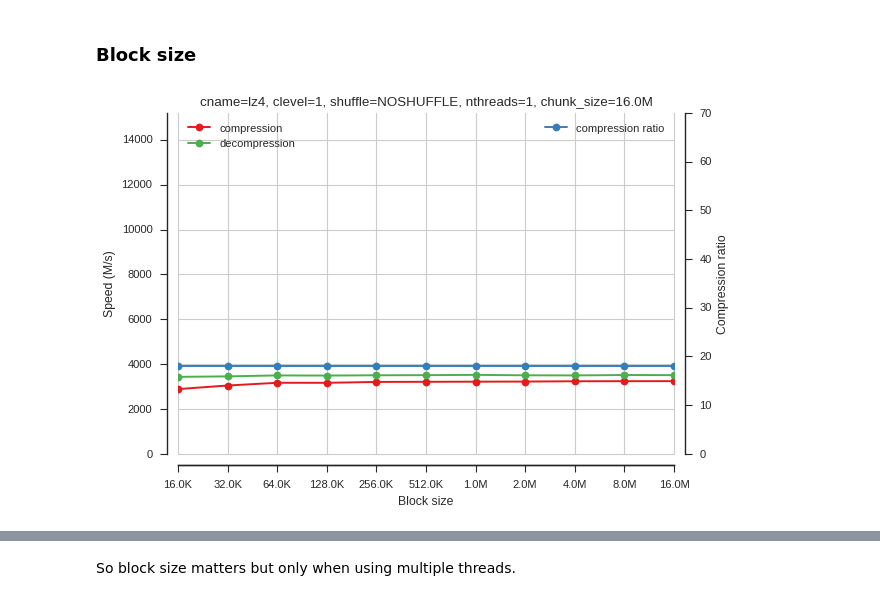
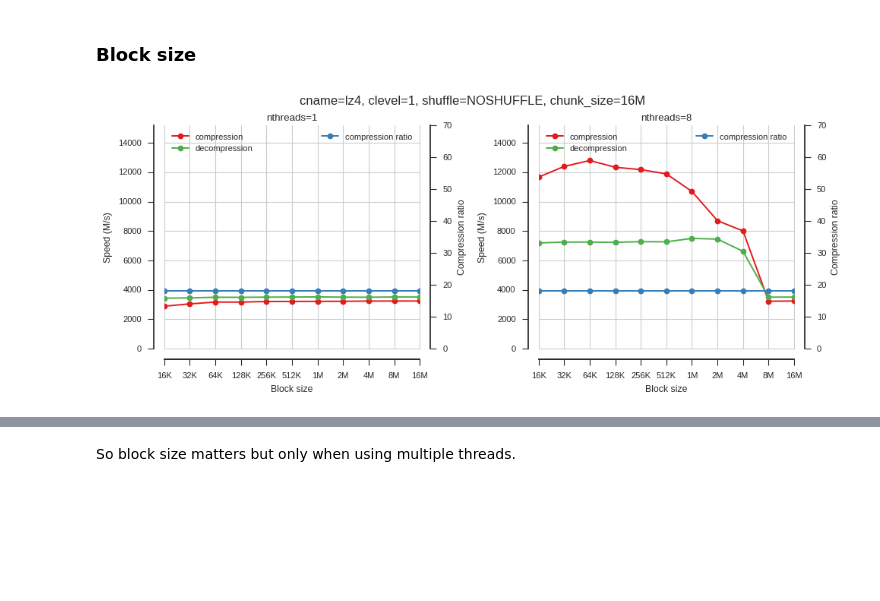
Before and after one commit to alimanfoo/alimanfoo.github.io, a Jupyter notebook: _posts/2016-09-21-genotype-compression-benchmark.ipynb, the cells around one changed output, grey strips where cells are left out. Cells and saved outputs as stored; diff of their text form; code cells hidden in the pictures; blank space fills up the shorter version.

```diff
--- a/_posts/2016-09-21-genotype-compression-benchmark.ipynb
+++ b/_posts/2016-09-21-genotype-compression-benchmark.ipynb
@@ -21,7 +27,11 @@ data.shape
 (2000000, 765, 2)
 # %%
 import humanize
-print('benchmark data uncompressed size:', humanize.naturalsize(data.nbytes, gnu=True))
+
+def gnusize(nbytes, format='%.0f'):
+    return humanize.naturalsize(nbytes, gnu=True, format=format)
+
+print('benchmark data uncompressed size:', gnusize(data.nbytes, format='%.1f'))
 # %% [output]
 benchmark data uncompressed size: 2.8G
 # %% [markdown]
@@ -30,13 +40,12 @@ The integer values in the array represent different DNA nucleotides (A, C, G, T,
 Because most individuals within a species share much of their DNA sequence in common with each other, genotype data are generally very sparse, in the sense that the vast majority of values are zero (identical to the reference). This sparseness is the main reason why genotype data compress well. Also, for organisms like humans where genetic diversity is relatively low, almost all non-zero values are 1. For organisms like mosquitoes where diversity is higher, a larger fraction of values can be greater than 1, although the data are still very sparse. If we are dealing with nucleotide variation (as is the case here) the maximum value is 3.
 # %%
 import matplotlib.pyplot as plt
-plt.rcParams['savefig.dpi'] = 80
 %matplotlib inline
 import numpy as np
 import seaborn as sns
 sns.set_style('white')
 sns.set_style('ticks')
-sns.set_context('notebook')
+sns.set_context('paper')
 
 mn = data.min()
 mx = data.max()
@@ -148,7 +155,7 @@ else:
     ratios = calc_ratios()
     np.save(ratios_fn, ratios)
 # %%
-fig, ax = plt.subplots(figsize=(7, len(compressors) * .3))
+fig, ax = plt.subplots(figsize=(7, len(compressors) * .25))
 sns.despine(ax=ax, offset=10)
 ax.barh(bottom=np.arange(len(compressors)), width=ratios, height=.8)
 ax.set_yticks(np.arange(len(compressors)) + .4)
@@ -551,7 +564,7 @@ def plot_blosc_block_size(cname, clevel, shuffle, nthreads, block_sizes, chunk_s
         fix, ax = plt.subplots()
 
     ax.set_title('cname=%s, clevel=%s, shuffle=%s, nthreads=%s, chunk_size=%s' %
-                 (cname, clevel, shuffle_labels[shuffle], nthreads, humanize.naturalsize(chunk_size, gnu=True)),
+                 (cname, clevel, shuffle_labels[shuffle], nthreads, gnusize(chunk_size)),
                  va='bottom', fontsize=12)
 
     sns.despine(ax=ax, offset=10)
@@ -570,12 +583,29 @@ def plot_blosc_block_size(cname, clevel, shuffle, nthreads, block_sizes, chunk_s
     ax.set_xscale('log', basex=2)
     ax.set_xlabel('Block size')
     ax.set_xticks(block_sizes)
-    ax.set_xticklabels([humanize.naturalsize(x, gnu=True) for x in block_sizes])
+    ticklabels = [gnusize(x) for x in block_sizes]
+    ax.set_xticklabels(ticklabels)
     ax.set_ylabel('Compression ratio')
     ax.set_ylim(0, 70)
     ax.legend(loc='upper right')
+
+
+def fig_blosc_block_size(cname, clevel, shuffle, block_sizes, chunk_size):
+    fig = plt.figure(figsize=(10, 4))
+    ax = fig.add_subplot(1, 2, 1)
+    plot_blosc_block_size(cname=cname, clevel=clevel, shuffle=shuffle, nthreads=1,
+                          block_sizes=block_sizes, chunk_size=chunk_size, ax=ax)
+    ax.set_title('nthreads=1')
+    ax = fig.add_subplot(1, 2, 2)
+    plot_blosc_block_size(cname=cname, clevel=clevel, shuffle=shuffle, nthreads=8,
+                          block_sizes=block_sizes, chunk_size=chunk_size, ax=ax)
+    ax.set_title('nthreads=8')
+    fig.suptitle('cname=%s, clevel=%s, shuffle=%s, chunk_size=%s' %
+                 (cname, clevel, shuffle_labels[shuffle], gnusize(chunk_size)),
+                 va='bottom', fontsize=12)
+    fig.tight_layout()
 # %%
-plot_blosc_block_size(cname='lz4', clevel=1, shuffle=0, nthreads=1, chunk_size=2**24,
+fig_blosc_block_size(cname='lz4', clevel=1, shuffle=0, chunk_size=2**24,
                       block_sizes=[2**x for x in range(14, 25)])
 # %% [output]
-[figure, old version]
+[figure, new version]
```
Also changed, not shown: parts of 51 cells of this notebook, 44 other files.
